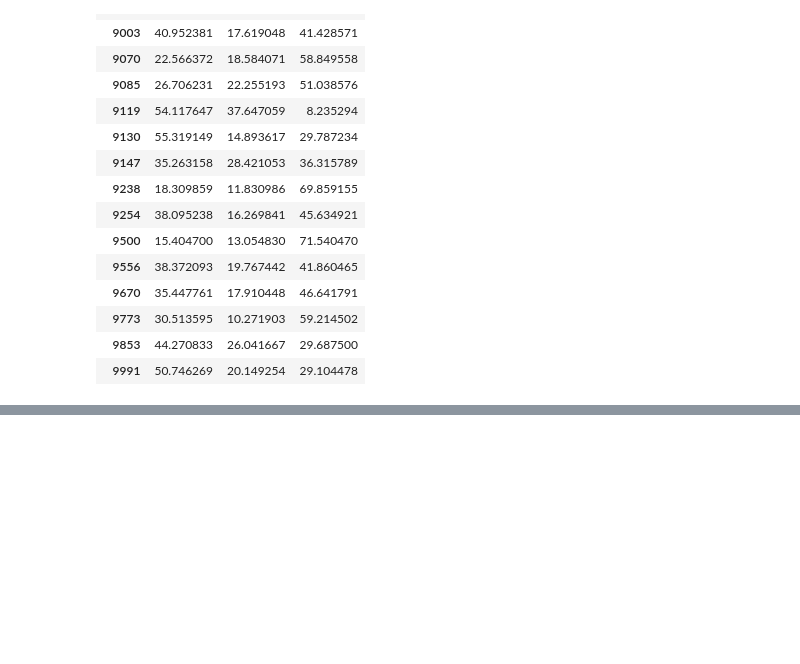
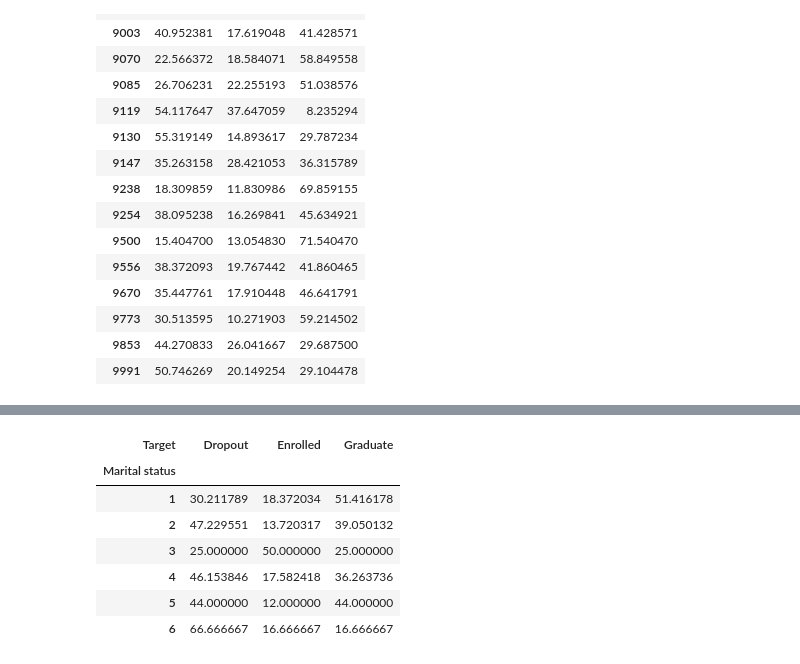
Before and after one commit to yashminparween/Internship_ybi_foundation, a Jupyter notebook: notebooks/data_understanding.ipynb, the cells around one changed output, grey strips where cells are left out. Saved outputs shown, nothing was run; the diff lists cells and outputs as text; code cells hidden in the pictures; blank space fills up the shorter version.

```diff
--- a/notebooks/data_understanding.ipynb
+++ b/notebooks/data_understanding.ipynb
@@ -268,0 +340,11 @@ pd.crosstab(df["Course"],df["Target"],normalize="index")*100
+# %%
+pd.crosstab(df["Marital status"],df["Target"],normalize="index")*100
+# %% [output]
+| Target | Dropout | Enrolled | Graduate |
+| Marital status |  |  |  |
+| 1 | 30.211789 | 18.372034 | 51.416178 |
+| 2 | 47.229551 | 13.720317 | 39.050132 |
+| 3 | 25.000000 | 50.000000 | 25.000000 |
+| 4 | 46.153846 | 17.582418 | 36.263736 |
+| 5 | 44.000000 | 12.000000 | 44.000000 |
+| 6 | 66.666667 | 16.666667 | 16.666667 |
```
Also changed, not shown: parts of 4 cells of this notebook.
